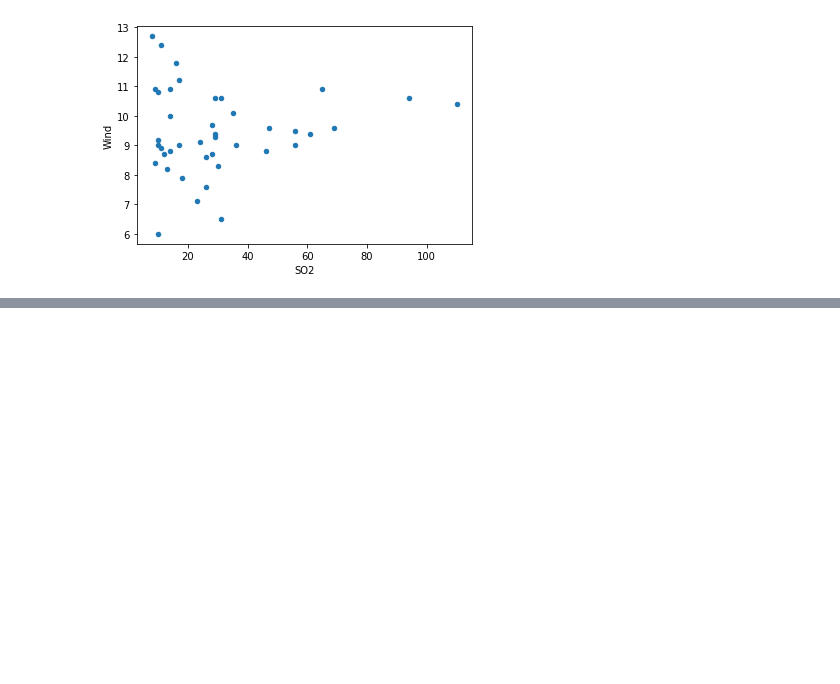
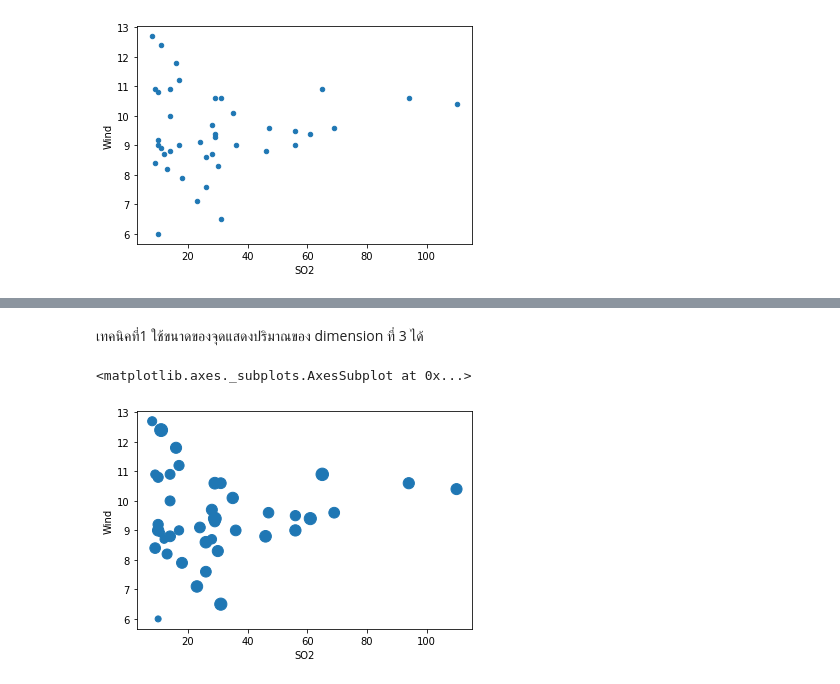
Before and after one commit to Jittiya/multivariate, a Jupyter notebook: Chapter2_Visualize_Multivariate_Data.ipynb, the cells around one changed output, grey strips where cells are left out. Cells and saved outputs as stored; diff of their text form; code cells hidden in the pictures; blank space fills up the shorter version.

```diff
--- a/Chapter2_Visualize_Multivariate_Data.ipynb
+++ b/Chapter2_Visualize_Multivariate_Data.ipynb
@@ -37,0 +43,7 @@ pollution_data.plot.scatter('SO2','Wind')
+# %% [markdown]
+เทคนิคที่1 ใช้ขนาดของจุดแสดงปริมาณของ dimension ที่ 3 ได้
+# %%
+pollution_data.plot.scatter('SO2','Wind',s = 'RainDays')
+# %% [output]
+<matplotlib.axes._subplots.AxesSubplot at 0x...>
+[figure, added]
```
Also changed, not shown: parts of 7 cells of this notebook.
